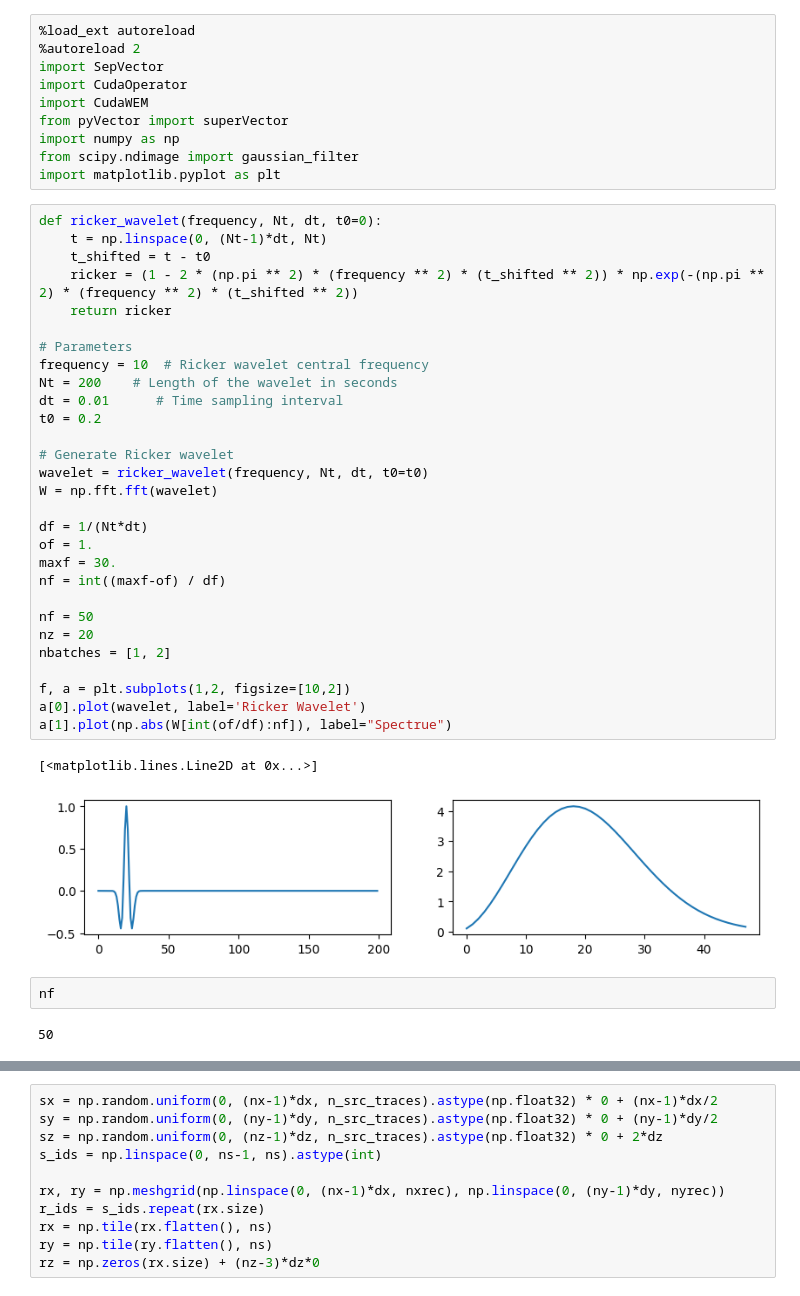
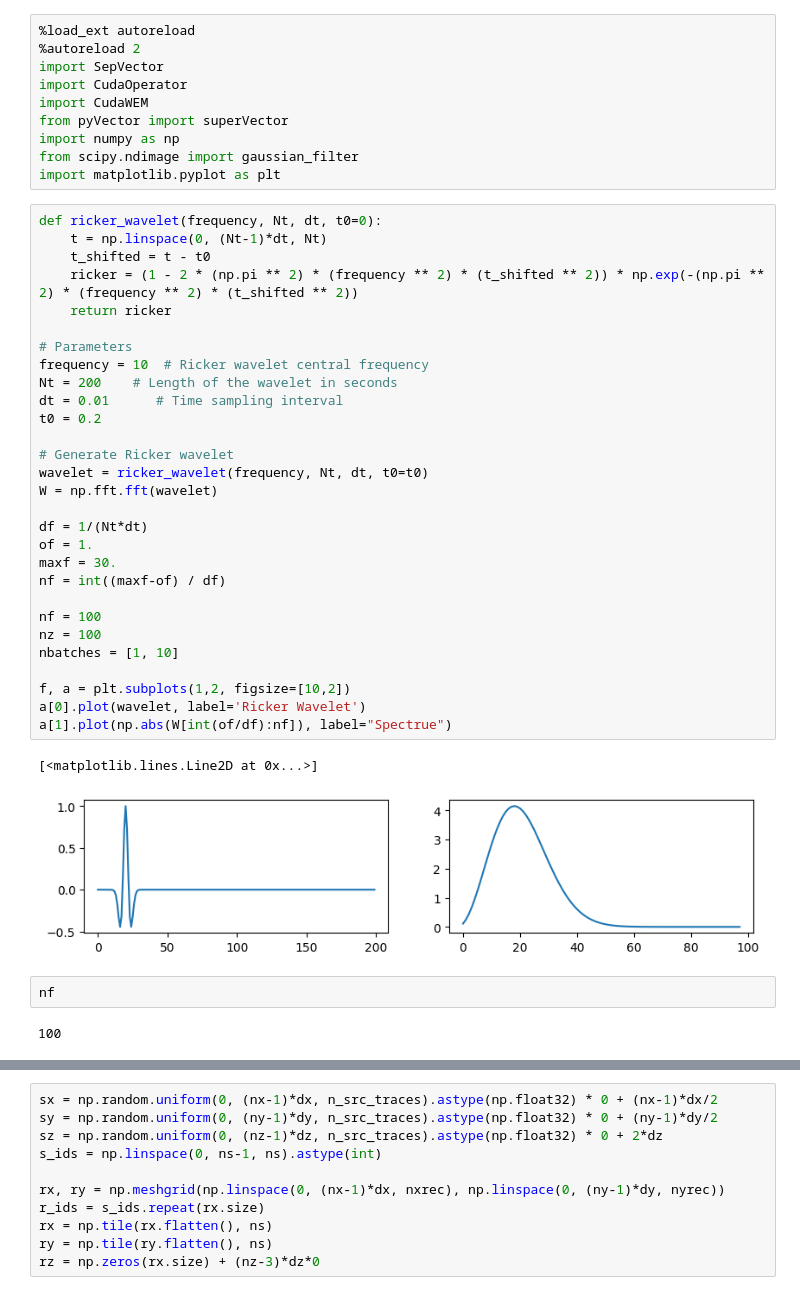
Before and after one commit to arustamm/fwix, a Jupyter notebook: propagator/jupyter/test_propagator.ipynb, the cells around one changed output, grey strips where cells are left out. Cells and saved outputs as stored; diff of their text form.

```diff
--- a/propagator/jupyter/test_propagator.ipynb
+++ b/propagator/jupyter/test_propagator.ipynb
@@ -16,37 +16,37 @@ import matplotlib.pyplot as plt
 # %%
 def ricker_wavelet(frequency, Nt, dt, t0=0):
     t = np.linspace(0, (Nt-1)*dt, Nt)
     t_shifted = t - t0
     ricker = (1 - 2 * (np.pi ** 2) * (frequency ** 2) * (t_shifted ** 2)) * np.exp(-(np.pi ** 2) * (frequency ** 2) * (t_shifted ** 2))
     return ricker
 
 # Parameters
 frequency = 10  # Ricker wavelet central frequency
 Nt = 200    # Length of the wavelet in seconds
 dt = 0.01      # Time sampling interval
 t0 = 0.2
 
 # Generate Ricker wavelet
 wavelet = ricker_wavelet(frequency, Nt, dt, t0=t0)
 W = np.fft.fft(wavelet)
 
 df = 1/(Nt*dt)
 of = 1.
 maxf = 30.
 nf = int((maxf-of) / df)
 
-nf = 50
-nz = 20
-nbatches = [1, 2]
+nf = 100
+nz = 100
+nbatches = [1, 10]
 
 f, a = plt.subplots(1,2, figsize=[10,2])
 a[0].plot(wavelet, label='Ricker Wavelet')
 a[1].plot(np.abs(W[int(of/df):nf]), label="Spectrue")
 # %% [output]
 [<matplotlib.lines.Line2D at 0x...>]
-[figure, old version]
+[figure, new version]
 # %%
 nf
 # %% [output]
-50
+100
 # %%
```
Also changed, not shown: parts of 8 cells of this notebook, 11 other files.
